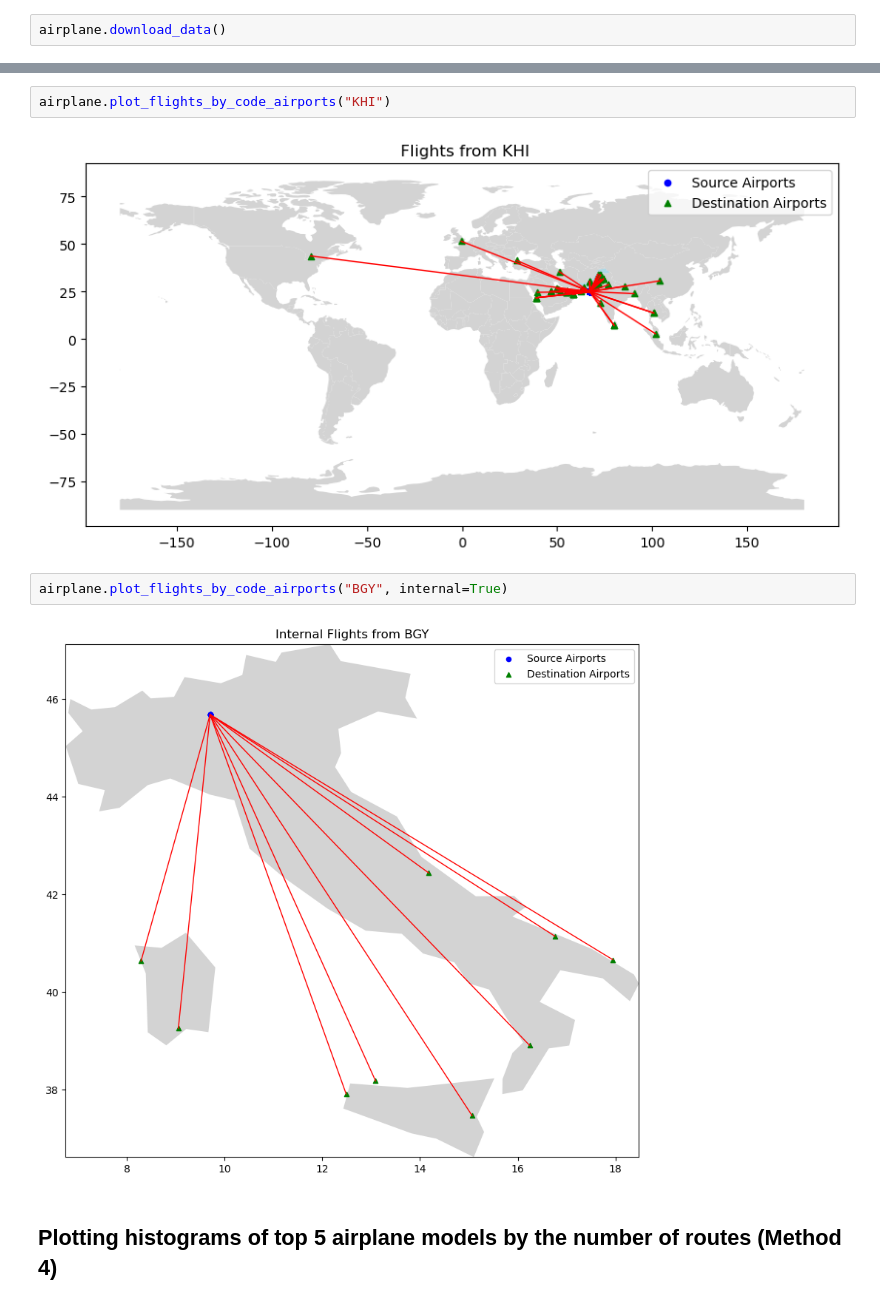
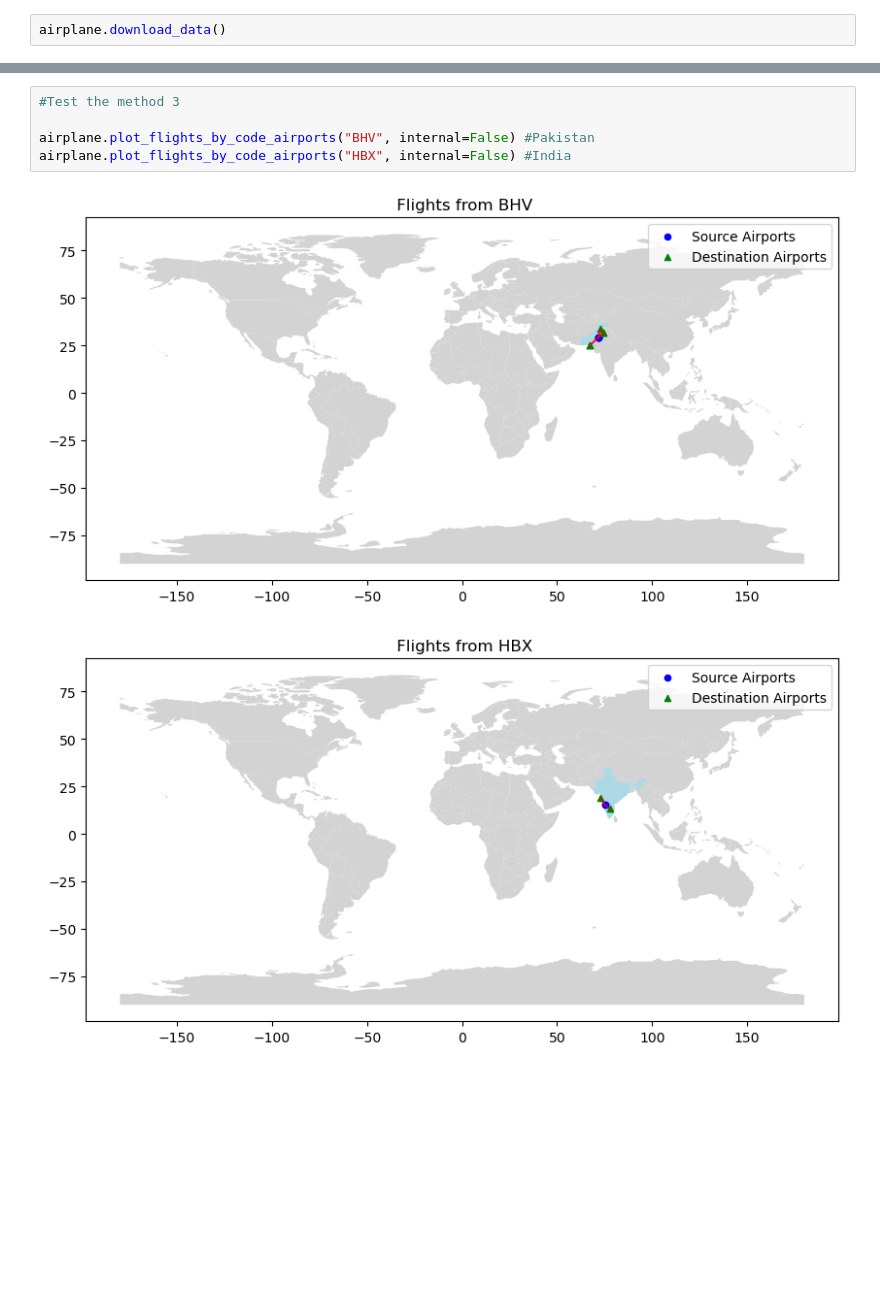
Before and after one commit to CarolinaAparicio2001/ADPRO, a Jupyter notebook: Showcase_Notebook.ipynb, the cells around one changed output, grey strips where cells are left out. Cells and saved outputs as stored; diff of their text form; blank space fills up the shorter version.

```diff
--- a/Showcase_Notebook.ipynb
+++ b/Showcase_Notebook.ipynb
@@ -101,10 +105,8 @@ The first image depicts flights from Karachi (KHI) and the second image flights
-# %%
-airplane.plot_flights_by_code_airports("KHI")
-# %% [output]
-[figure, removed]
-# %%
-airplane.plot_flights_by_code_airports("BGY", internal=True)
-# %% [output]
-[figure, removed]
-# %% [markdown]
-## Plotting histograms of top 5 airplane models by the number of routes (Method 4)
+# %%
+#Test the method 3
+
+airplane.plot_flights_by_code_airports("BHV", internal=False) #Pakistan
+airplane.plot_flights_by_code_airports("HBX", internal=False) #India
+# %% [output]
+[figure, added]
+[figure, added]
```
Also changed, not shown: parts of 39 cells of this notebook, 1 other file.
